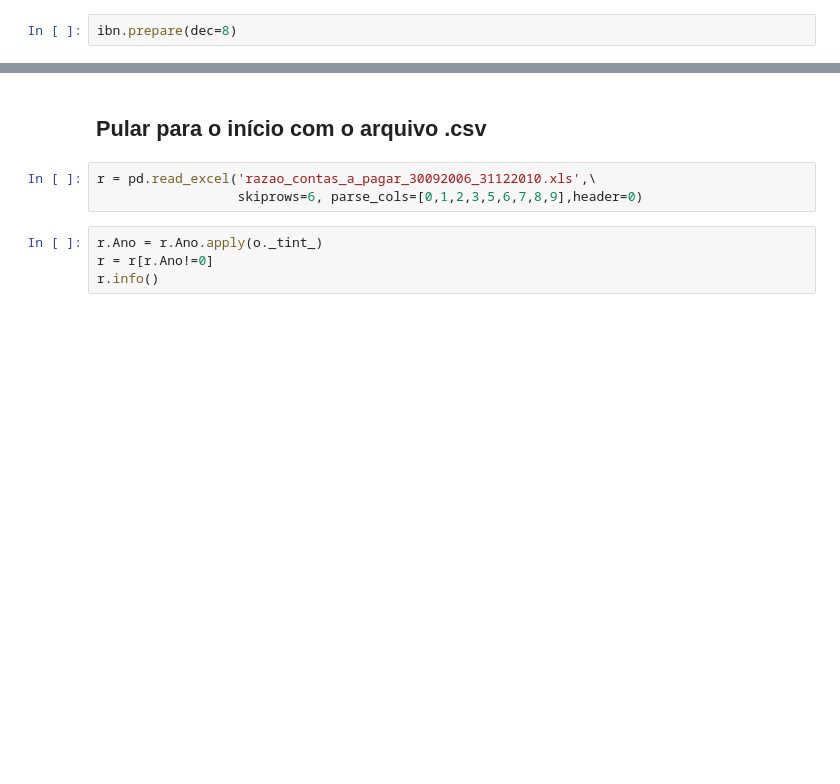
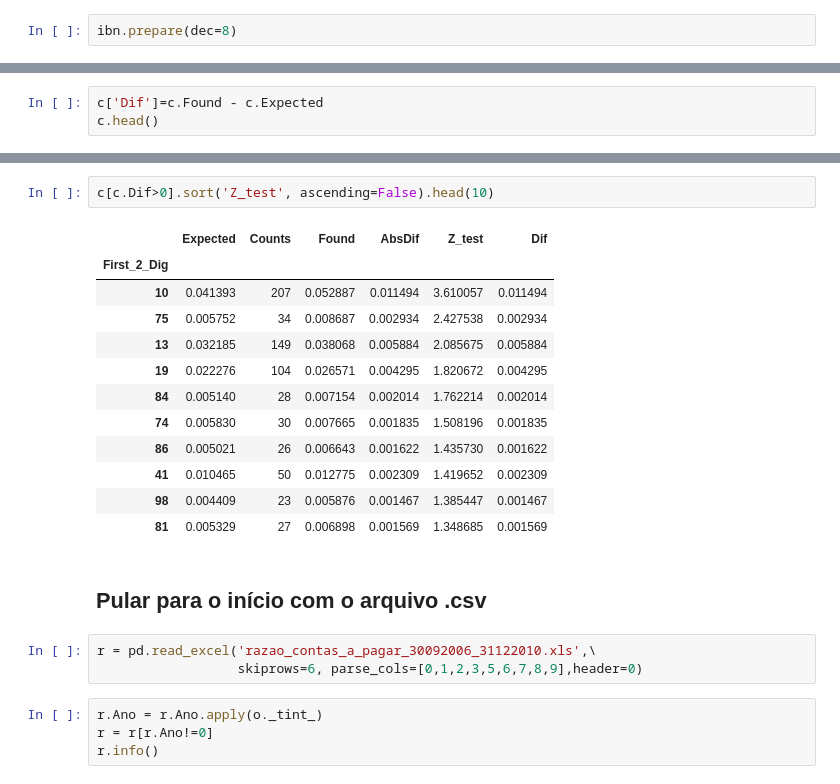
Before and after one commit to milcent/benford_py, a Jupyter notebook: Ben_OOP.ipynb, the cells around one changed output, grey strips where cells are left out. Drawn from its saved outputs; the diff is of its cells as text; blank space fills up the shorter version.

```diff
--- a/Ben_OOP.ipynb
+++ b/Ben_OOP.ipynb
@@ -80,0 +88,3 @@ First_2_Dig
+# %%
+c['Dif']=c.Found - c.Expected
+c.head()
@@ -81,3 +99,18 @@ First_2_Dig
+# %%
+c[c.Dif>0].sort('Z_test', ascending=False).head(10)
+# %% [output]
+|  | Expected | Counts | Found | AbsDif | Z_test | Dif |
+| First_2_Dig |  |  |  |  |  |  |
+| 10 | 0.041393 | 207 | 0.052887 | 0.011494 | 3.610057 | 0.011494 |
+| 75 | 0.005752 | 34 | 0.008687 | 0.002934 | 2.427538 | 0.002934 |
+| 13 | 0.032185 | 149 | 0.038068 | 0.005884 | 2.085675 | 0.005884 |
+| 19 | 0.022276 | 104 | 0.026571 | 0.004295 | 1.820672 | 0.004295 |
+| 84 | 0.005140 | 28 | 0.007154 | 0.002014 | 1.762214 | 0.002014 |
+| 74 | 0.005830 | 30 | 0.007665 | 0.001835 | 1.508196 | 0.001835 |
+| 86 | 0.005021 | 26 | 0.006643 | 0.001622 | 1.435730 | 0.001622 |
+| 41 | 0.010465 | 50 | 0.012775 | 0.002309 | 1.419652 | 0.002309 |
+| 98 | 0.004409 | 23 | 0.005876 | 0.001467 | 1.385447 | 0.001467 |
+| 81 | 0.005329 | 27 | 0.006898 | 0.001569 | 1.348685 | 0.001569 |
 # %% [markdown]
 ## Pular para o início com o arquivo .csv
 # %%
```
Also changed, not shown: parts of 13 cells of this notebook, 2 other files.
